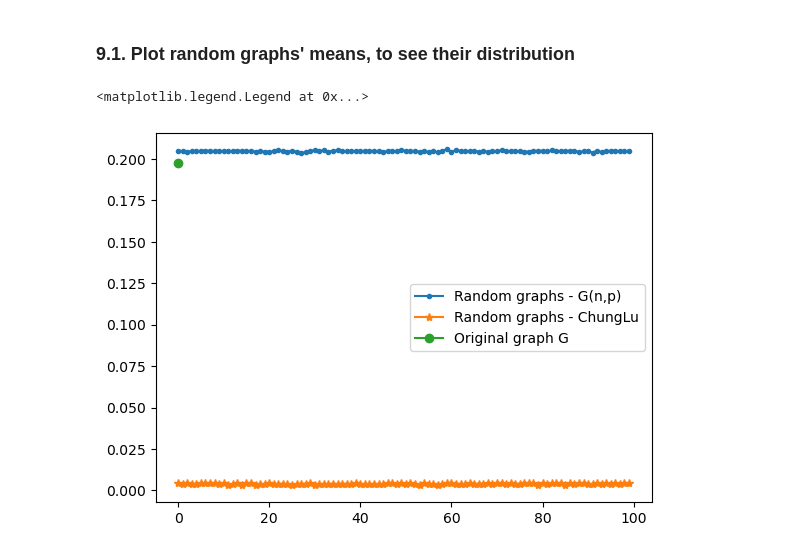
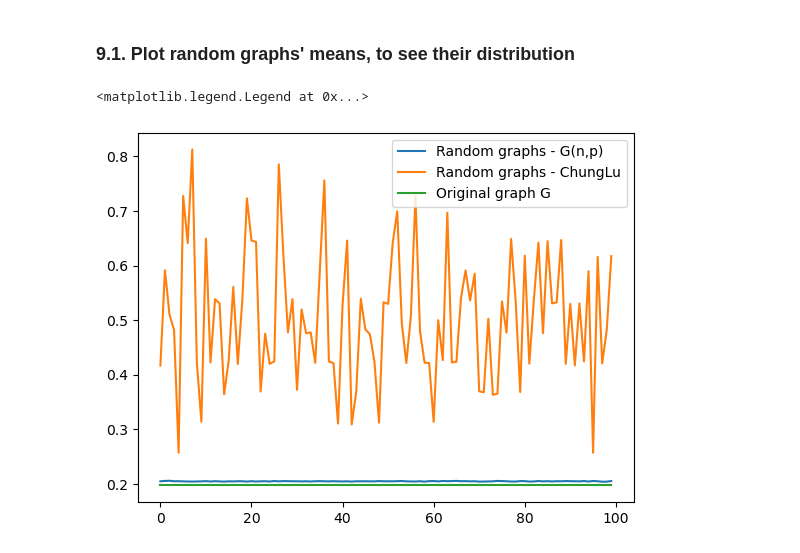
Before and after one commit to navidkha/artists_centrality, a Jupyter notebook: Artists_Centrality2.ipynb, the cells around one changed output. Saved outputs shown, nothing was run; the diff lists cells and outputs as text; code cells hidden in the pictures.

Commit message:
corrected formula for chunglu

```diff
--- a/Artists_Centrality2.ipynb
+++ b/Artists_Centrality2.ipynb
@@ -250,16 +250,7 @@ for i in range(int(number_of_random_graphs/2)):
 
     #If the graph we generated is not connected we randomly add enough edges to make it connected
     if not nx.is_connected(random_degree_G):
-        #we initialize a list where we will put 2 node for each connected component,
-        #one for incoming edge on connected commponent and the second for the outgoing one
-        random_nodes = []
-        for component in nx.connected_components(random_degree_G):
-            random_nodes.append(rnd.choice(list(component)))
-            random_nodes.append(rnd.choice(list(component)))
-
-        #now we create a path between the nodes in the list
-        for j in range(int(len(random_nodes)/2)-1):
-            random_degree_G.add_edge(random_nodes[2*j+1], random_nodes[2*j+2])
+        random_degree_G = nx.expected_degree_graph(expected_degrees, seed=rnd.randrange(10000), selfloops=False)
 
     #Now that we generated the graph we need to compute the approximated centraliteis
     approximated_closeness_centrality_random_degree = ApproximateClosenessCentrality_EW(random_degree_G,k)
@@ -278,5 +269,5 @@ for i in range(int(number_of_random_graphs/2)):
     #let's store it
     all_mean_random_degree_centralities.append(mean_random_degree_centralities)
 end_time = time.time()
-print(f"The approx. closeness centralities of the random graph n. {i+1} got with the Chung-Lu model with %s iterations have been computed in : %d seconds" %(k, end_time - start_time))
+print(f"The approx. closeness centralities with %s iterations of the {i+1} random graph with the Chung-Lu model have been computed in : %d seconds" %(k, end_time - start_time))
 # %% [output]
@@ -367,10 +358,13 @@ pandas.DataFrame(data = table, index = ['Original graph G', 'Random graphs - G(n
 # %% [markdown]
 ### 9.1. Plot random graphs' means, to see their distribution
 # %%
-plt.plot(all_mean_random_centralities, marker = '.', label = 'Random graphs - G(n,p)')
-plt.plot(all_mean_random_degree_centralities, marker = '*', label = 'Random graphs - ChungLu')
-plt.plot(mean, marker='o', label = 'Original graph G')
+plt.plot(all_mean_random_centralities, label = 'Random graphs - G(n,p)')
+plt.plot(all_mean_random_degree_centralities, label = 'Random graphs - ChungLu')
+list_mean = []
+for i in range(int(number_of_random_graphs/2)) :
+    list_mean.append(mean)
+plt.plot(list_mean, label = 'Original graph G')
 plt.legend()
 # %% [output]
 <matplotlib.legend.Legend at 0x...>
-[figure, old version]
+[figure, new version]
```
Also changed, not shown: parts of 5 cells of this notebook.
